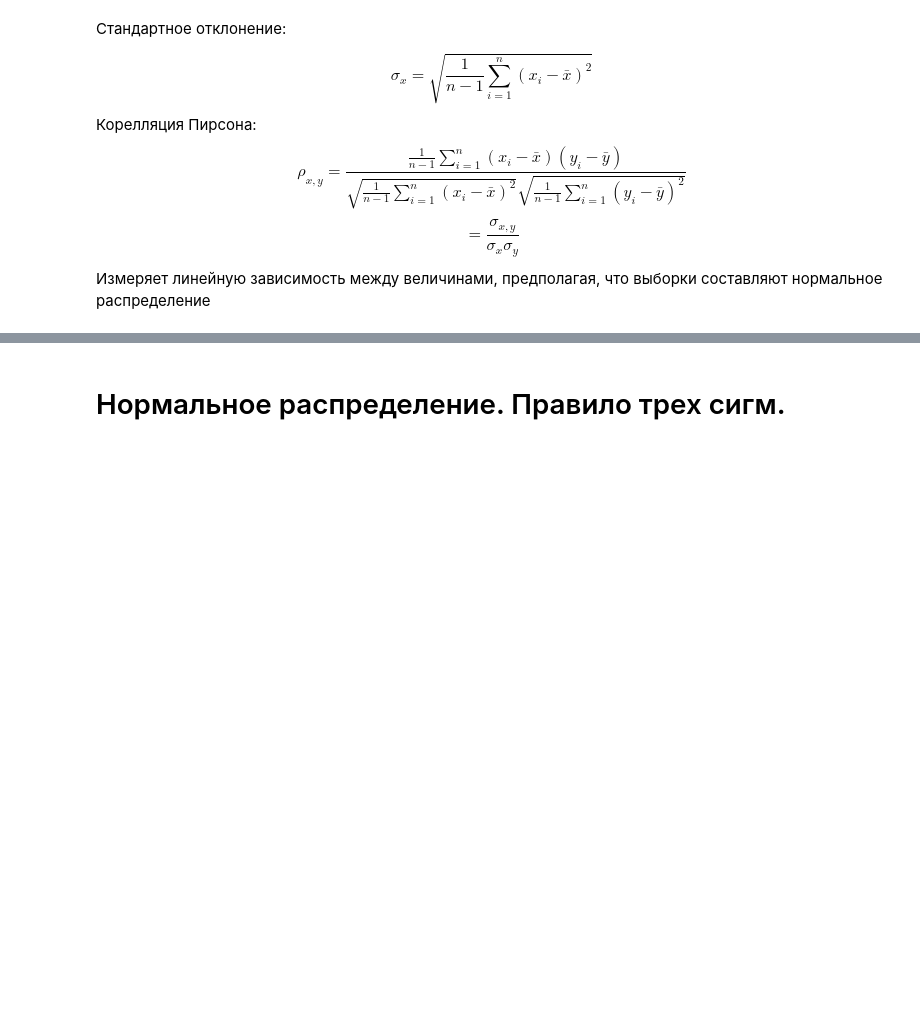
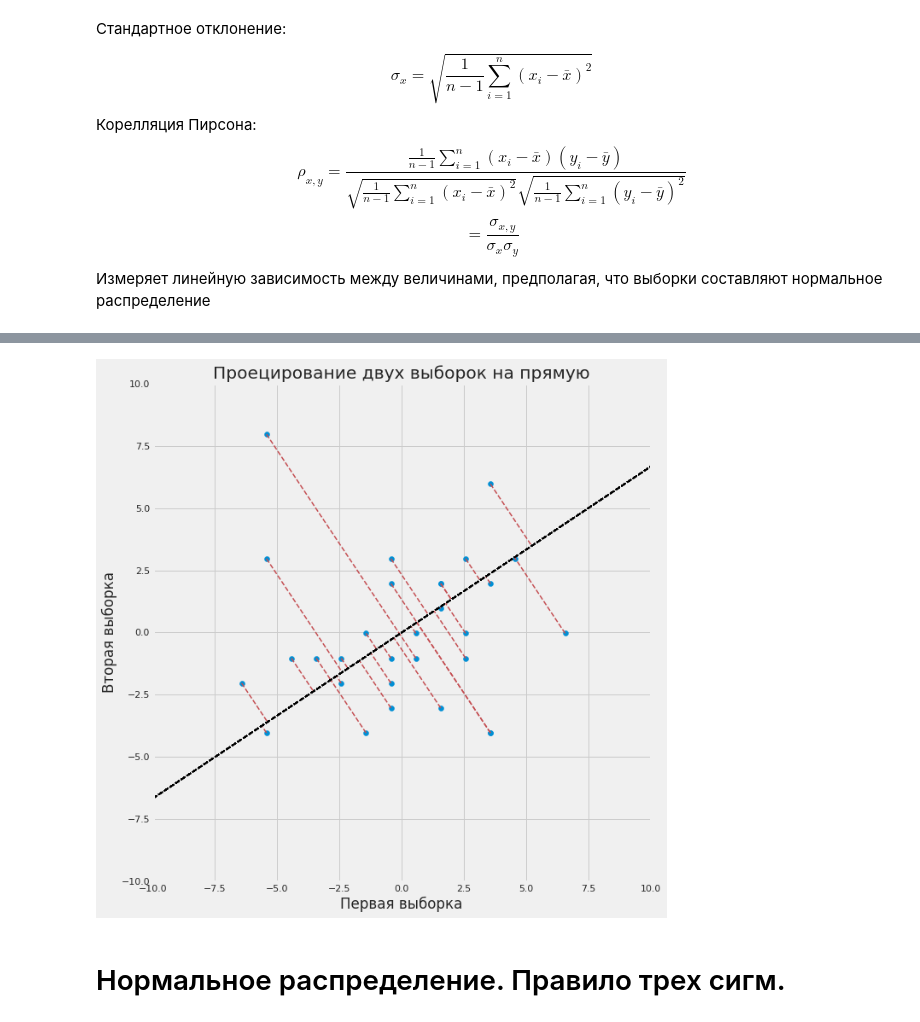
Before and after one commit to SIzrantsev/netology_statistics, a Jupyter notebook: lecture_2.ipynb, the cells around one changed output, grey strips where cells are left out. Saved outputs shown, nothing was run; the diff lists cells and outputs as text; code cells hidden in the pictures; blank space fills up the shorter version.

```diff
--- a/lecture_2.ipynb
+++ b/lecture_2.ipynb
@@ -172,3 +256,50 @@ array([[ 1.        , -0.10936925,  0.87175416,  0.81795363],
+# %%
+import numpy as np
+import matplotlib.pyplot as plt
+from matplotlib import style
+style.use('fivethirtyeight')
+from sklearn.preprocessing import StandardScaler
+
+
+A = np.array([[10,8],[1,2],[7,5],[3,5],[7,6],[8,7],[9,9],[4,5],[6,5],[6,8],
+             [1,9],[10,2],[6,3],[2,5],[1,14],[8,8],[9,5],[4,4],[5,6],[8,8],
+             [11,9],[10,12],[6,4],[5,2],[10,2],[8,3],[6,9],[0,4],[13,6],[9,6]])
+# Нормализуем данные
+A = StandardScaler(with_std=False,copy=False).fit_transform(A)
+
+fig = plt.figure(figsize=(10,10))
+ax0 = fig.add_subplot(111)
+ax0.set_aspect('equal')
+ax0.set_xlim((-10,10))
+ax0.set_ylim((-10,10))
+
+ax0.scatter(A[:,0],A[:,1])
+
+
+for i in range(len(A[:,0])):
+
+    # строим прямую v
+    v = np.array([3,2])
+    ax0.plot(np.linspace(-10,10),np.linspace(-10,10)*(v[1]/v[0]),color='black',linestyle='--',linewidth=1.5)
+
+    # 2 выборки заданы в векторе A. Построим точку w из текущего значения двух выборок
+    w = np.array([A[i][0],A[i][1]])
+
+    # строим проекцию данной точки w на вектор v: cv
+    cv = (np.dot(w,v))/np.dot(v,np.transpose(v))*v
+
+    # линия между v и cv
+    ax0.plot([w[0],cv[0]],[w[1],cv[1]],'r--',linewidth=1.5)
+
+
+    # проверить результат
+#    print(np.dot((w-cv),cv))
+plt.xlabel('Первая выборка')
+plt.ylabel('Вторая выборка')
+plt.title('Проецирование двух выборок на прямую')
+plt.show()
+# %% [output]
+[figure, added]
 # %% [markdown]
 # Нормальное распределение. Правило трех сигм.
 # %% [markdown]
```
Also changed, not shown: parts of 25 cells of this notebook.
